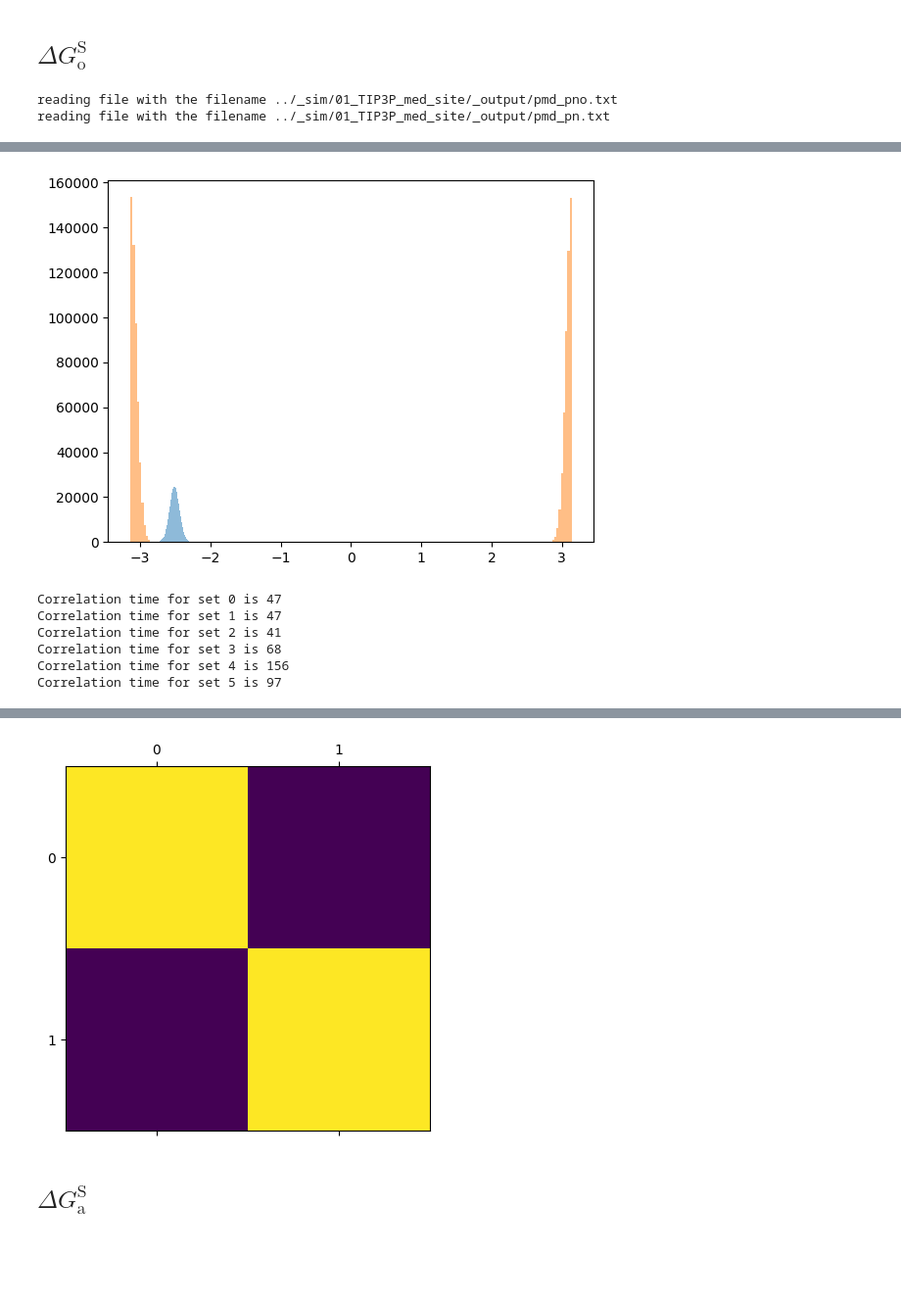
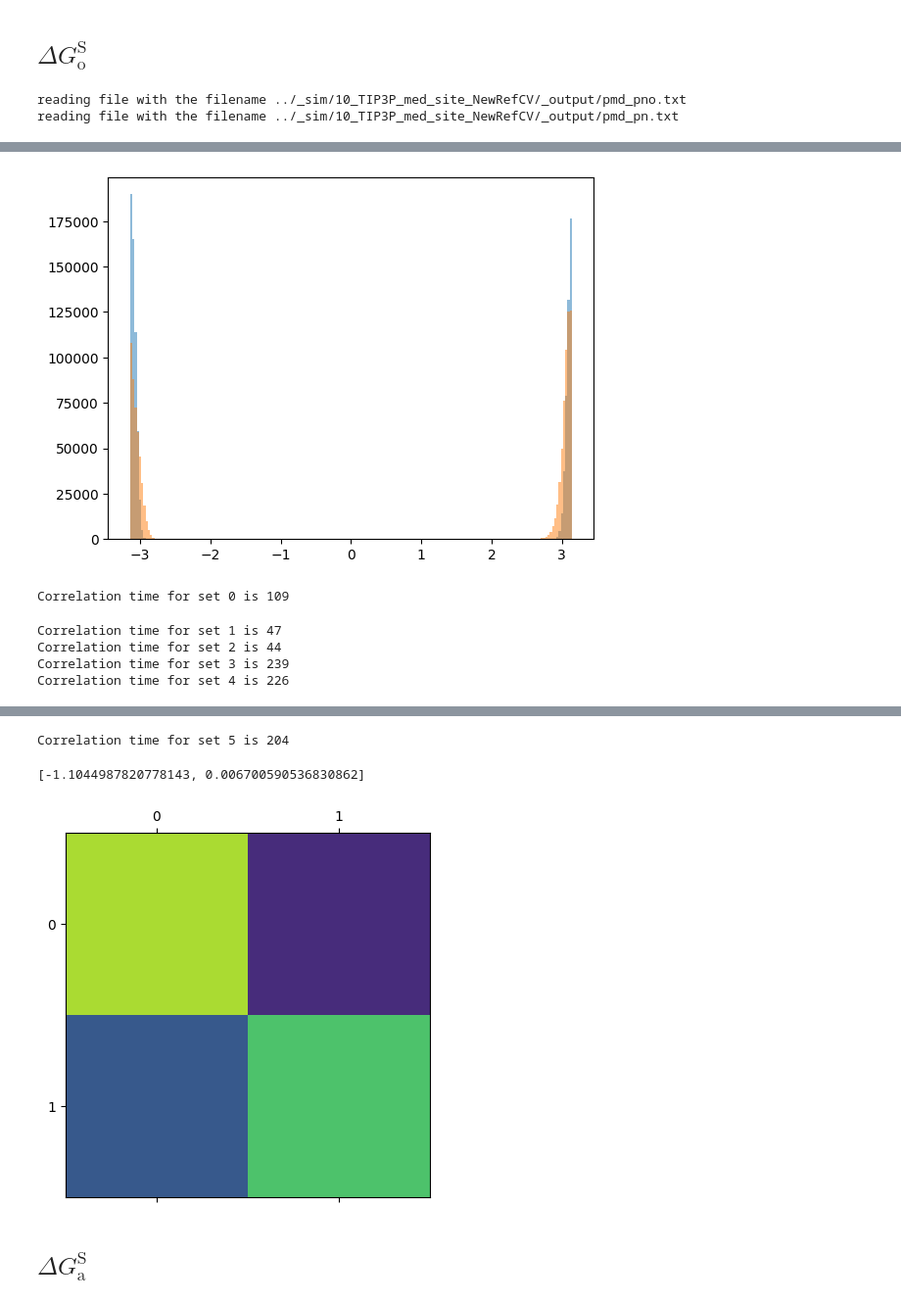
Before and after one commit to Foly93/AmbeRouxWoo, a Jupyter notebook: ARW_FE_analysis.ipynb, the cells around one changed output, grey strips where cells are left out. Shown at 98% size. Drawn from its saved outputs; the diff is of its cells as text; code cells hidden in the pictures; blank space fills up the shorter version.

```diff
--- a/ARW_FE_analysis.ipynb
+++ b/ARW_FE_analysis.ipynb
@@ -858,7 +755,7 @@ reading file with the filename ../_sim/01_TIP3P_med_site/_output/pmd_pn.txt
 # %% [markdown]
 ## $ \Delta G^\text{S}_\text{o}$
 # %%
-fileglob = '../_sim/01*/_output/pmd_p*[!a].txt'
+fileglob = '../_sim/10*/_output/pmd_p*[!a].txt'
 dG_oS = ARW_FE_analysis(fileglob, [3,4,5], 300, 100)
 dG_oS.read_cvdata_from_pmdout()
 dG_oS.plot_histograms(angularData=False)
@@ -869,5 +766,5 @@ dG_oS.calc_MBAR_free_energy_differences_MultiCV(decorrelationRequired=True,
 MbarOverlap = dG_oS.compute_overlap_matrix()
 ARW_FE_dict[r'$ \Delta G^\text{S}_\text{o}$'] = [dG_oS.Delta_F.min(), dG_oS.Delta_F_Error.max()]
 # %% [output]
-reading file with the filename ../_sim/01_TIP3P_med_site/_output/pmd_pno.txt
-reading file with the filename ../_sim/01_TIP3P_med_site/_output/pmd_pn.txt
+reading file with the filename ../_sim/10_TIP3P_med_site_NewRefCV/_output/pmd_pno.txt
+reading file with the filename ../_sim/10_TIP3P_med_site_NewRefCV/_output/pmd_pn.txt
@@ -876,7 +773,6 @@ reading file with the filename ../_sim/01_TIP3P_med_site/_output/pmd_pn.txt
-[figure, old version]
+[figure, new version]
-Correlation time for set 0 is 47
-Correlation time for set 1 is 47
-Correlation time for set 2 is 41
-Correlation time for set 3 is 68
-Correlation time for set 4 is 156
-Correlation time for set 5 is 97
+Correlation time for set 0 is 109
+Correlation time for set 1 is 47
+Correlation time for set 2 is 44
+Correlation time for set 3 is 239
+Correlation time for set 4 is 226
@@ -883,4 +780,6 @@ Correlation time for set 5 is 97
+Correlation time for set 5 is 204
+[-1.1044987820778143, 0.006700590536830862]
-[figure, old version]
+[figure, new version]
 # %% [markdown]
 ## $ \Delta G^\text{S}_\text{a}$
 # %%
```
Also changed, not shown: parts of 9 cells of this notebook.
